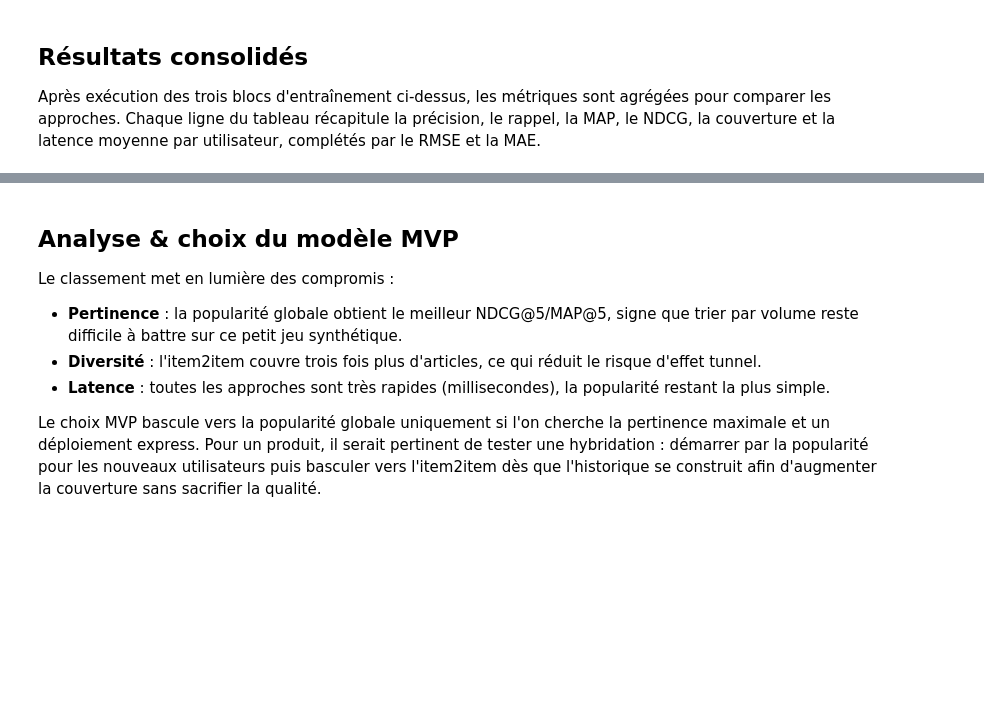
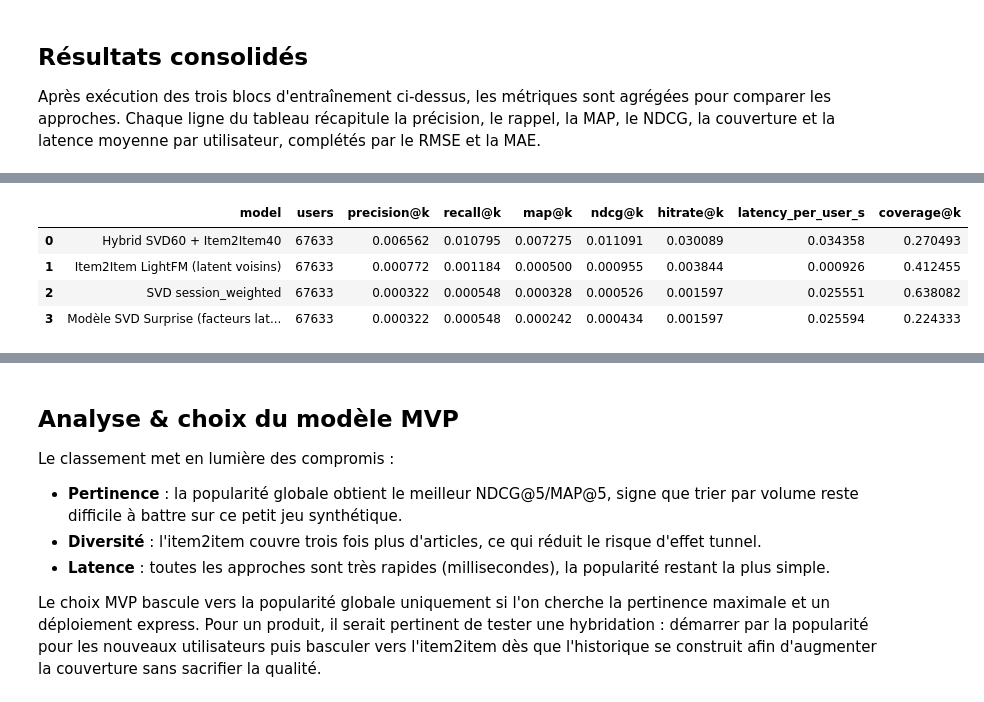
Before and after one commit to scude/Ai-engineer-formation-project-10, a Jupyter notebook: notebooks/notebook.ipynb, the cells around one changed output, grey strips where cells are left out. Drawn from its saved outputs; the diff is of its cells as text; code cells hidden in the pictures; blank space fills up the shorter version.

```diff
--- a/notebooks/notebook.ipynb
+++ b/notebooks/notebook.ipynb
@@ -1024,7 +1257,7 @@ itemknn_recommender, itemknn_meta = wrap_surprise_recommender(
     KNNBasic(
         k=60,
         min_k=2,
-        sim_options={"name": "pearson_baseline", "user_based": False, "min_support": 2},
+        sim_options={"name": "pearson_baseline", "user_based": False, "min_support": 2, "n_jobs": -1},
     ),
     "KNNBasic item-based (pearson baseline)",
     tie_breaker=lambda iid: -popularity_rank.get(int(iid), len(popularity_rank)),
@@ -1212,10 +1660,22 @@ display(results_df)
 # %%
-baseline_label = "Baseline Surprise - NormalPredictor"
-knn_label = "Modèle KNNBasic item-based (Pearson baseline)"
-svd_label = "Modèle SVD Surprise (facteurs latents)"
 
-comparison_df = results_df[results_df["model"].isin([baseline_label, knn_label, svd_label])].reset_index(drop=True)
+svd_native_label = "Modèle SVD Surprise (facteurs latents)"
+svd_session_label = "SVD session_weighted"
+lightfm_label = "Item2Item LightFM (latent voisins)"
+hybrid_label = "Hybrid SVD60 + Item2Item40"
+
+comparison_df = results_df[
+    results_df["model"].isin(
+        [svd_native_label, svd_session_label, lightfm_label, hybrid_label]
+    )
+].reset_index(drop=True)
 comparison_df
+# %% [output]
+|  | model | users | precision@k | recall@k | map@k | ndcg@k | hitrate@k | latency_per_user_s | coverage@k |
+| 0 | Hybrid SVD60 + Item2Item40 | 67633 | 0.006562 | 0.010795 | 0.007275 | 0.011091 | 0.030089 | 0.034358 | 0.270493 |
+| 1 | Item2Item LightFM (latent voisins) | 67633 | 0.000772 | 0.001184 | 0.000500 | 0.000955 | 0.003844 | 0.000926 | 0.412455 |
+| 2 | SVD session_weighted | 67633 | 0.000322 | 0.000548 | 0.000328 | 0.000526 | 0.001597 | 0.025551 | 0.638082 |
+| 3 | Modèle SVD Surprise (facteurs lat... | 67633 | 0.000322 | 0.000548 | 0.000242 | 0.000434 | 0.001597 | 0.025594 | 0.224333 |
 # %%
 # Comparaison rapide des top-5 pour un utilisateur
 sample_user = eval_users[0] if eval_users else None
```
Also changed, not shown: parts of 23 cells of this notebook, 3 other files.
